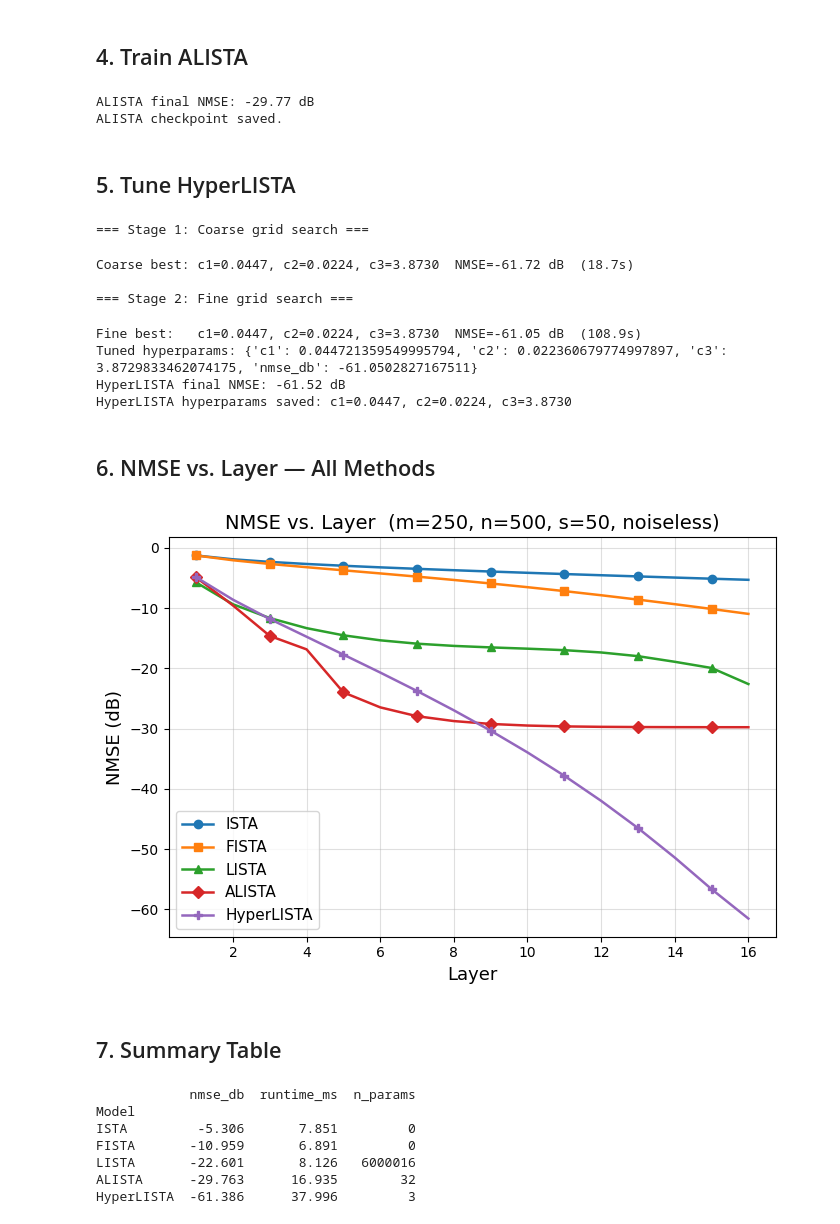
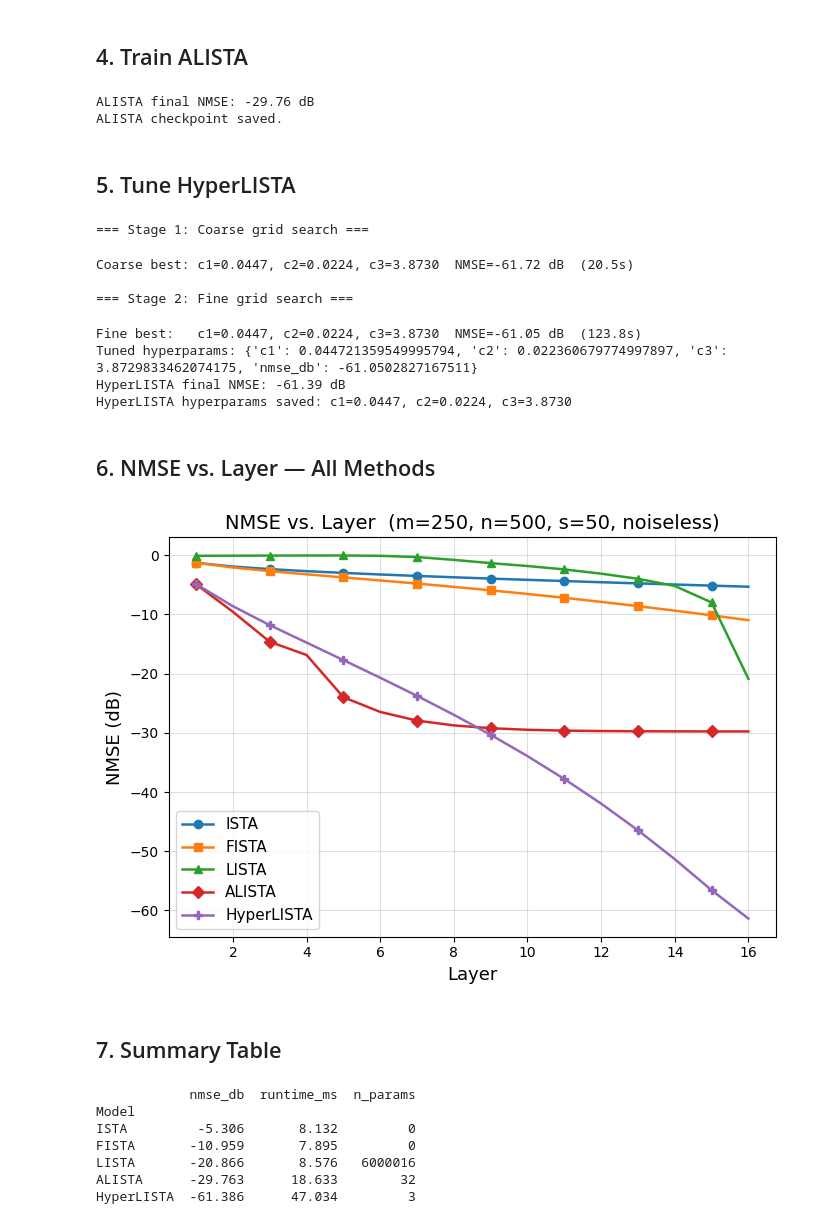
Before and after one commit to ThEpiCake/hyperlista-mbdl, a Jupyter notebook: notebooks/02_lista_alista_hyperlista.ipynb, the cells around one changed output. Saved outputs shown, nothing was run; the diff lists cells and outputs as text; code cells hidden in the pictures.

```diff
--- a/notebooks/02_lista_alista_hyperlista.ipynb
+++ b/notebooks/02_lista_alista_hyperlista.ipynb
@@ -29,6 +29,8 @@ from src.evaluation.visualizer import plot_nmse_vs_layers, get_layerwise_nmse
 
 DEVICE   = torch.device('cuda' if torch.cuda.is_available() else 'cpu')
 N_LAYERS = 16
+LAM      = 0.1
+
 print('Device:', DEVICE)
 # %% [output]
 Device: cuda
@@ -48,20 +50,15 @@ Dataset ready. Train batches: 200
 # %% [markdown]
 ## 2. Classical Baselines (no training)
 # %%
-ista  = ISTA(A, lam=0.1, n_iter=N_LAYERS).to(DEVICE)
-fista = FISTA(A, lam=0.1, n_iter=N_LAYERS).to(DEVICE)
+ista  = ISTA(A, lam=LAM, n_iter=N_LAYERS).to(DEVICE)
+fista = FISTA(A, lam=LAM, n_iter=N_LAYERS).to(DEVICE)
 
 ista_nmse  = get_layerwise_nmse(ista,  test_loader, DEVICE)
 fista_nmse = get_layerwise_nmse(fista, test_loader, DEVICE)
 # %% [markdown]
 ## 3. Train LISTA
 # %%
-lista = LISTA(A, n_layers=N_LAYERS, tied=False).to(DEVICE)
-
-#history_lista = train(
-#    lista, train_loader, val_loader,
-#    n_epochs=50, lr=1e-3, device=DEVICE, patience=15, verbose=True,
-#)
+lista = LISTA(A, n_layers=N_LAYERS, tied=False, lam=LAM).to(DEVICE)
 
 history_lista = train(
     lista,
@@ -70,7 +67,7 @@ history_lista = train(
     n_epochs=50,
     lr=1e-3,
     weight_decay=0.0,
-    intermediate_weight=0.1,
+    intermediate_weight=0.0,
     device=DEVICE,
     patience=15,
     verbose=True,
@@ -101,10 +101,10 @@ history_alista = train(
 alista_nmse = get_layerwise_nmse(alista, test_loader, DEVICE)
 print(f'ALISTA final NMSE: {alista_nmse[-1]:.2f} dB')
 
-torch.save(alista.state_dict(), '../results/checkpoints/alista_partA.pt')
+torch.save(alista.state_dict(), f"{CKPT_DIR}/alista_partA.pt")
 print('ALISTA checkpoint saved.')
 # %% [output]
-ALISTA final NMSE: -29.77 dB
+ALISTA final NMSE: -29.76 dB
 ALISTA checkpoint saved.
 # %% [markdown]
 ## 5. Tune HyperLISTA
@@ -120,40 +120,49 @@ print('Tuned hyperparams:', tune_result)
 hyperlista_nmse = get_layerwise_nmse(hyperlista, test_loader, DEVICE)
 print(f'HyperLISTA final NMSE: {hyperlista_nmse[-1]:.2f} dB')
 
-with open('../results/checkpoints/hyperlista_partA_hparams.json', 'w') as f:
-    json.dump({'c1': hyperlista.c1, 'c2': hyperlista.c2, 'c3': hyperlista.c3}, f)
+with open(f"{CKPT_DIR}/hyperlista_partA_hparams.json", "w") as f:
+    json.dump(
+        {
+            "c1": float(hyperlista.c1),
+            "c2": float(hyperlista.c2),
+            "c3": float(hyperlista.c3),
+        },
+        f,
+        indent=2,
+    )
+
 print(f'HyperLISTA hyperparams saved: c1={hyperlista.c1:.4f}, c2={hyperlista.c2:.4f}, c3={hyperlista.c3:.4f}')
 # %% [output]
 === Stage 1: Coarse grid search ===
-Coarse best: c1=0.0447, c2=0.0224, c3=3.8730  NMSE=-61.72 dB  (18.7s)
+Coarse best: c1=0.0447, c2=0.0224, c3=3.8730  NMSE=-61.72 dB  (20.5s)
 
 === Stage 2: Fine grid search ===
-Fine best:   c1=0.0447, c2=0.0224, c3=3.8730  NMSE=-61.05 dB  (108.9s)
+Fine best:   c1=0.0447, c2=0.0224, c3=3.8730  NMSE=-61.05 dB  (123.8s)
 Tuned hyperparams: {'c1': 0.044721359549995794, 'c2': 0.022360679774997897, 'c3': 3.8729833462074175, 'nmse_db': -61.0502827167511}
-HyperLISTA final NMSE: -61.52 dB
+HyperLISTA final NMSE: -61.39 dB
 HyperLISTA hyperparams saved: c1=0.0447, c2=0.0224, c3=3.8730
 # %% [markdown]
 ## 6. NMSE vs. Layer — All Methods
 # %%
 import os
-os.makedirs('../results/sparse', exist_ok=True)
+os.makedirs('../results/notebook_02/sparse', exist_ok=True)
 
 all_results = {
     'ISTA':       ista_nmse,
     'FISTA':      fista_nmse,
     'LISTA':      lista_nmse,
     'ALISTA':     alista_nmse,
     'HyperLISTA': hyperlista_nmse,
 }
 
 fig = plot_nmse_vs_layers(
     all_results,
     title=f'NMSE vs. Layer  (m={M}, n={N}, s={S}, noiseless)',
 )
-fig.savefig('../results/sparse/nmse_vs_layers_partA.pdf', bbox_inches='tight')
+fig.savefig('../results/notebook_02/sparse/nmse_vs_layers_partA.pdf', bbox_inches='tight')
 plt.show()
 # %% [output]
-[figure, old version]
+[figure, new version]
 # %% [markdown]
 ## 7. Summary Table
 # %%
@@ -173,8 +182,8 @@ print(df[['nmse_db', 'runtime_ms', 'n_params']].round(3).to_string())
 # %% [output]
             nmse_db  runtime_ms  n_params
 Model
-ISTA         -5.306       7.851         0
-FISTA       -10.959       6.891         0
-LISTA       -22.601       8.126   6000016
-ALISTA      -29.763      16.935        32
-HyperLISTA  -61.386      37.996         3
+ISTA         -5.306       8.132         0
+FISTA       -10.959       7.895         0
+LISTA       -20.866       8.576   6000016
+ALISTA      -29.763      18.633        32
+HyperLISTA  -61.386      47.034         3
```
Also changed, not shown: parts of 2 cells of this notebook, 5 other files.
